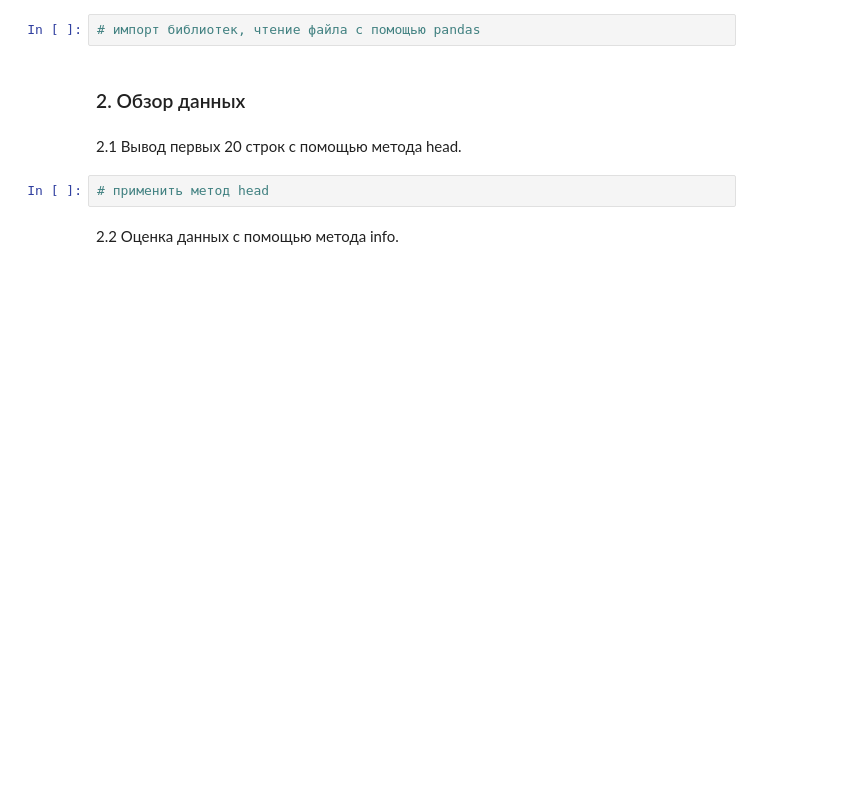
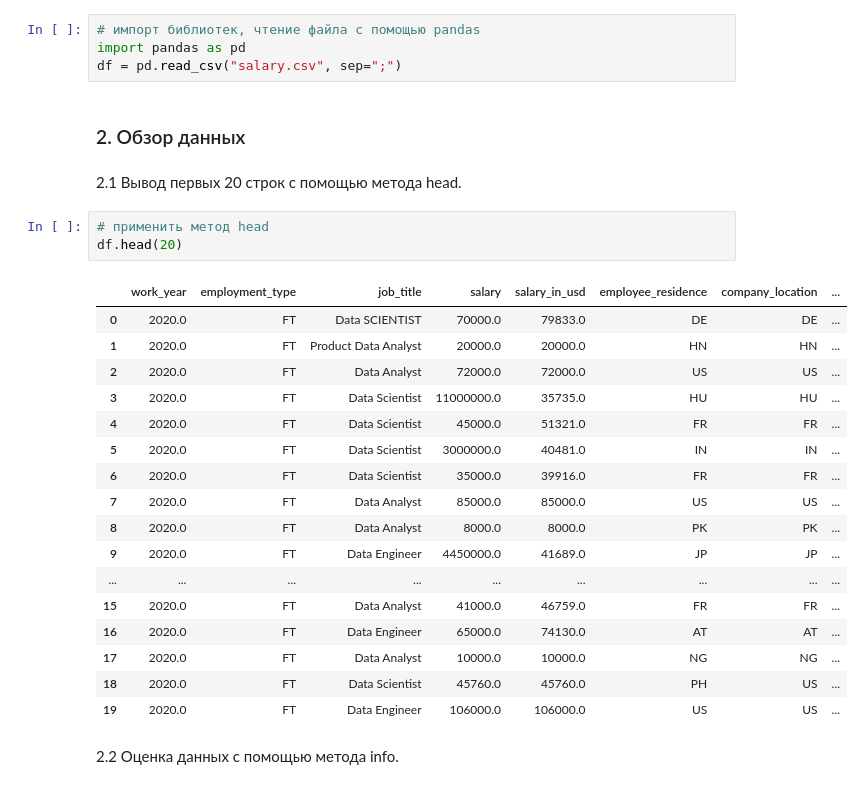
Before and after one commit to Creatorofworld57/JupeterLabs, a Jupyter notebook: ЛР1_Евсеев_Вариант_4.ipynb, the cells around one changed output. Saved outputs shown, nothing was run; the diff lists cells and outputs as text; blank space fills up the shorter version.

```diff
--- a/ЛР1_Евсеев_Вариант_4.ipynb
+++ b/ЛР1_Евсеев_Вариант_4.ipynb
@@ -17,12 +17,33 @@
 ### 1.Чтение файла (набора данных)
 # %%
 # импорт библиотек, чтение файла с помощью pandas
+import pandas as pd
+df = pd.read_csv("salary.csv", sep=";")
 # %% [markdown]
 ### 2. Обзор данных
 # %% [markdown]
 2.1 Вывод первых 20 строк с помощью метода head.
 # %%
 # применить метод head
+df.head(20)
+# %% [output]
+|  | work_year | employment_type | job_title | salary | salary_in_usd | employee_residence | company_location | ... |
+| 0 | 2020.0 | FT | Data SCIENTIST | 70000.0 | 79833.0 | DE | DE | ... |
+| 1 | 2020.0 | FT | Product Data Analyst | 20000.0 | 20000.0 | HN | HN | ... |
+| 2 | 2020.0 | FT | Data Analyst | 72000.0 | 72000.0 | US | US | ... |
+| 3 | 2020.0 | FT | Data Scientist | 11000000.0 | 35735.0 | HU | HU | ... |
+| 4 | 2020.0 | FT | Data Scientist | 45000.0 | 51321.0 | FR | FR | ... |
+| 5 | 2020.0 | FT | Data Scientist | 3000000.0 | 40481.0 | IN | IN | ... |
+| 6 | 2020.0 | FT | Data Scientist | 35000.0 | 39916.0 | FR | FR | ... |
+| 7 | 2020.0 | FT | Data Analyst | 85000.0 | 85000.0 | US | US | ... |
+| 8 | 2020.0 | FT | Data Analyst | 8000.0 | 8000.0 | PK | PK | ... |
+| 9 | 2020.0 | FT | Data Engineer | 4450000.0 | 41689.0 | JP | JP | ... |
+| ... | ... | ... | ... | ... | ... | ... | ... | ... |
+| 15 | 2020.0 | FT | Data Analyst | 41000.0 | 46759.0 | FR | FR | ... |
+| 16 | 2020.0 | FT | Data Engineer | 65000.0 | 74130.0 | AT | AT | ... |
+| 17 | 2020.0 | FT | Data Analyst | 10000.0 | 10000.0 | NG | NG | ... |
+| 18 | 2020.0 | FT | Data Scientist | 45760.0 | 45760.0 | PH | US | ... |
+| 19 | 2020.0 | FT | Data Engineer | 106000.0 | 106000.0 | US | US | ... |
 # %% [markdown]
 2.2 Оценка данных с помощью метода info.
 # %%
```
Also changed, not shown: parts of 45 cells of this notebook.
